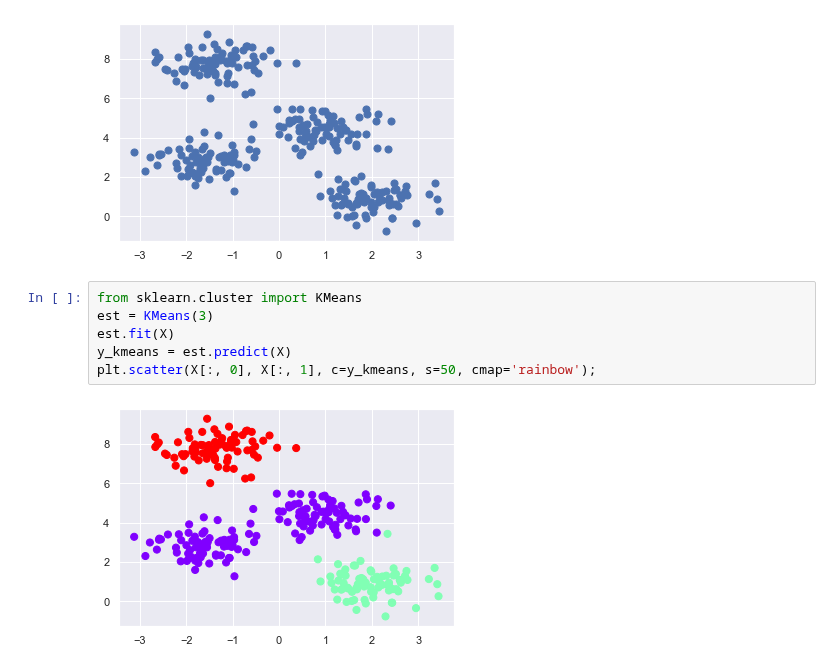
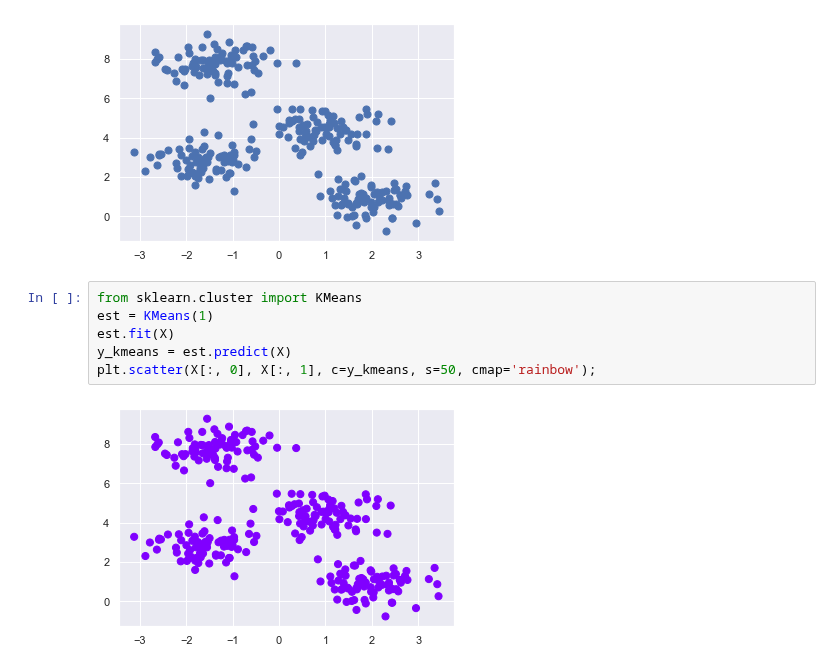
Before and after one commit to marcellusruben/JL_git_example, a Jupyter notebook: cluster.ipynb, the cells around one changed output. Drawn from its saved outputs; the diff is of its cells as text.

```diff
--- a/cluster.ipynb
+++ b/cluster.ipynb
@@ -13,9 +13,9 @@ plt.scatter(X[:, 0], X[:, 1], s=50);
 [figure]
 # %%
 from sklearn.cluster import KMeans
-est = KMeans(3)
+est = KMeans(1)
 est.fit(X)
 y_kmeans = est.predict(X)
 plt.scatter(X[:, 0], X[:, 1], c=y_kmeans, s=50, cmap='rainbow');
 # %% [output]
-[figure, old version]
+[figure, new version]
```
